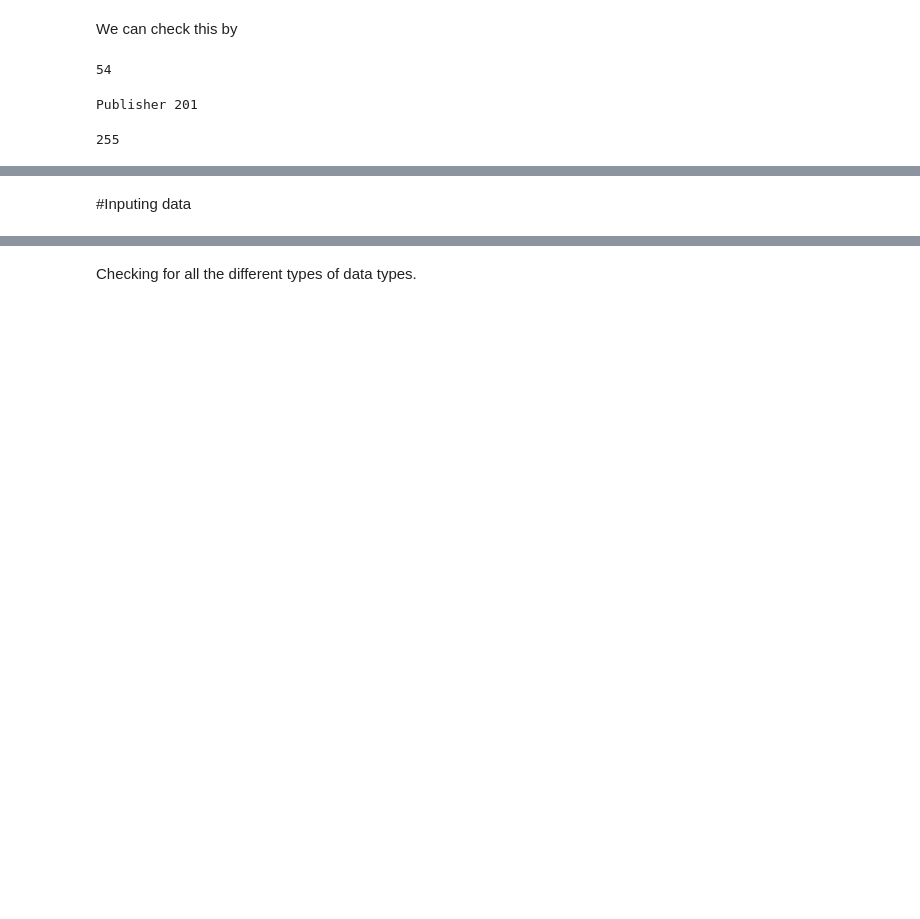
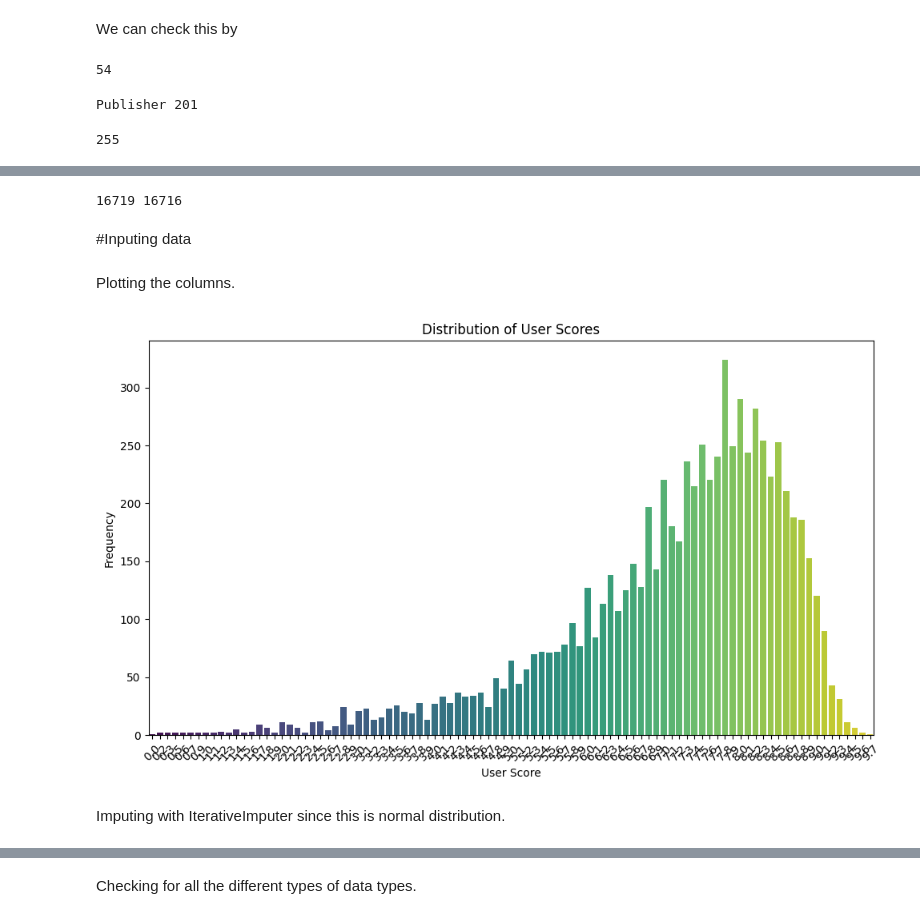
Before and after one commit to VMM-MMV/SigmoidExam, a Jupyter notebook: Untitled3.ipynb, the cells around one changed output, grey strips where cells are left out. Saved outputs shown, nothing was run; the diff lists cells and outputs as text; code cells hidden in the pictures; blank space fills up the shorter version.

```diff
--- a/Untitled3.ipynb
+++ b/Untitled3.ipynb
@@ -139,2 +362,28 @@ NameError: ignored
+# %%
+df_cleaned = df_cleaned.dropna(subset=['Name', 'Year_of_Release', 'Genre', 'Publisher'])
+print(len(df), len(df_cleaned))
+df_cleaned.isna().sum()
+df = df_cleaned
+# %% [output]
+16719 16716
 # %% [markdown]
 #Inputing data
+# %% [markdown]
+Plotting the columns.
+# %%
+plt.figure(figsize=(10,6))
+
+df['User_Score'] = pd.to_numeric(df['User_Score'], errors='coerce')
+sns.countplot(x='User_Score', data=df, order=df['User_Score'].dropna().sort_values().unique(), palette='viridis')
+
+
+plt.title('Distribution of User Scores')
+plt.xlabel('User Score')
+plt.ylabel('Frequency')
+plt.xticks(rotation=45)
+plt.tight_layout()
+plt.show()
+# %% [output]
+[figure, added]
+# %% [markdown]
+Imputing with IterativeImputer since this is normal distribution.
```
Also changed, not shown: parts of 79 cells of this notebook.
